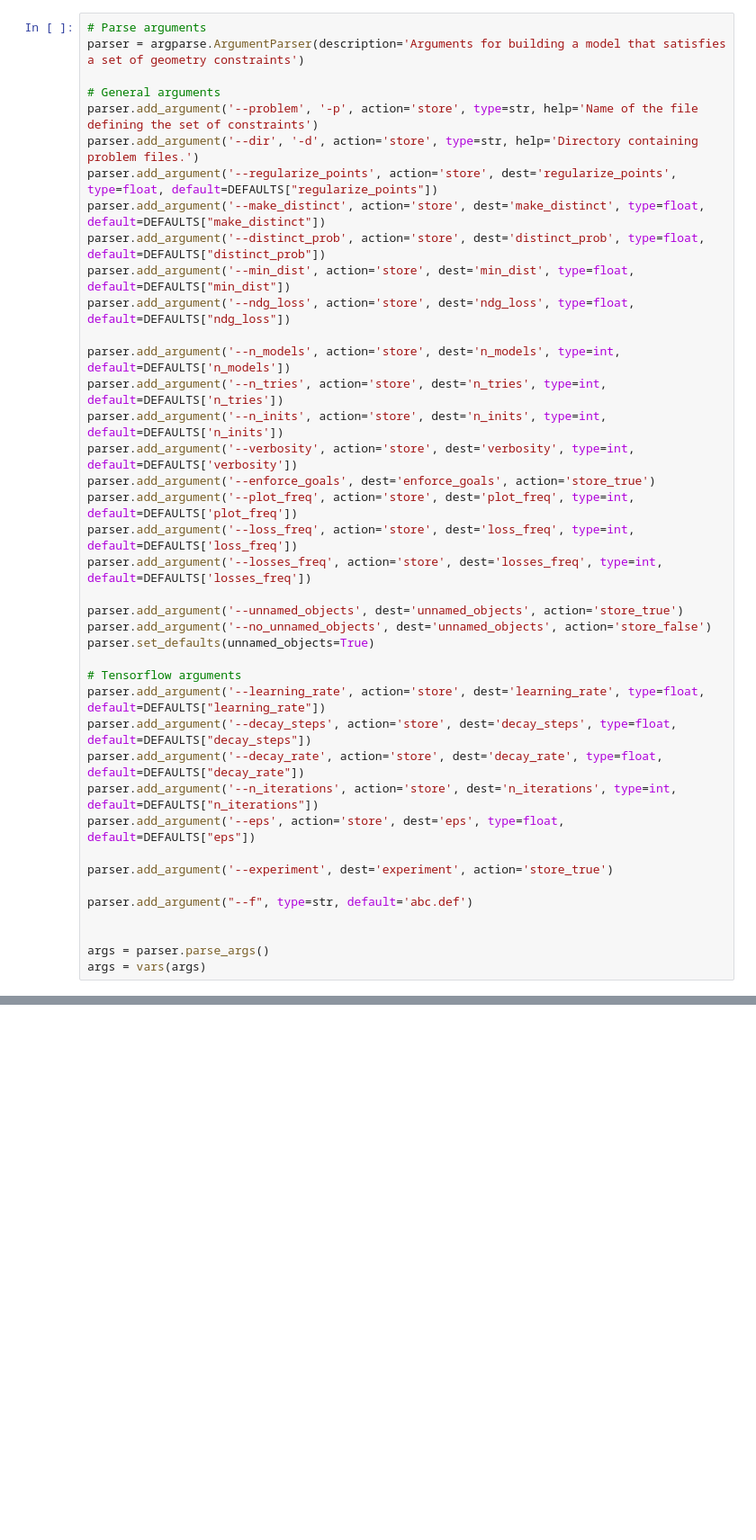
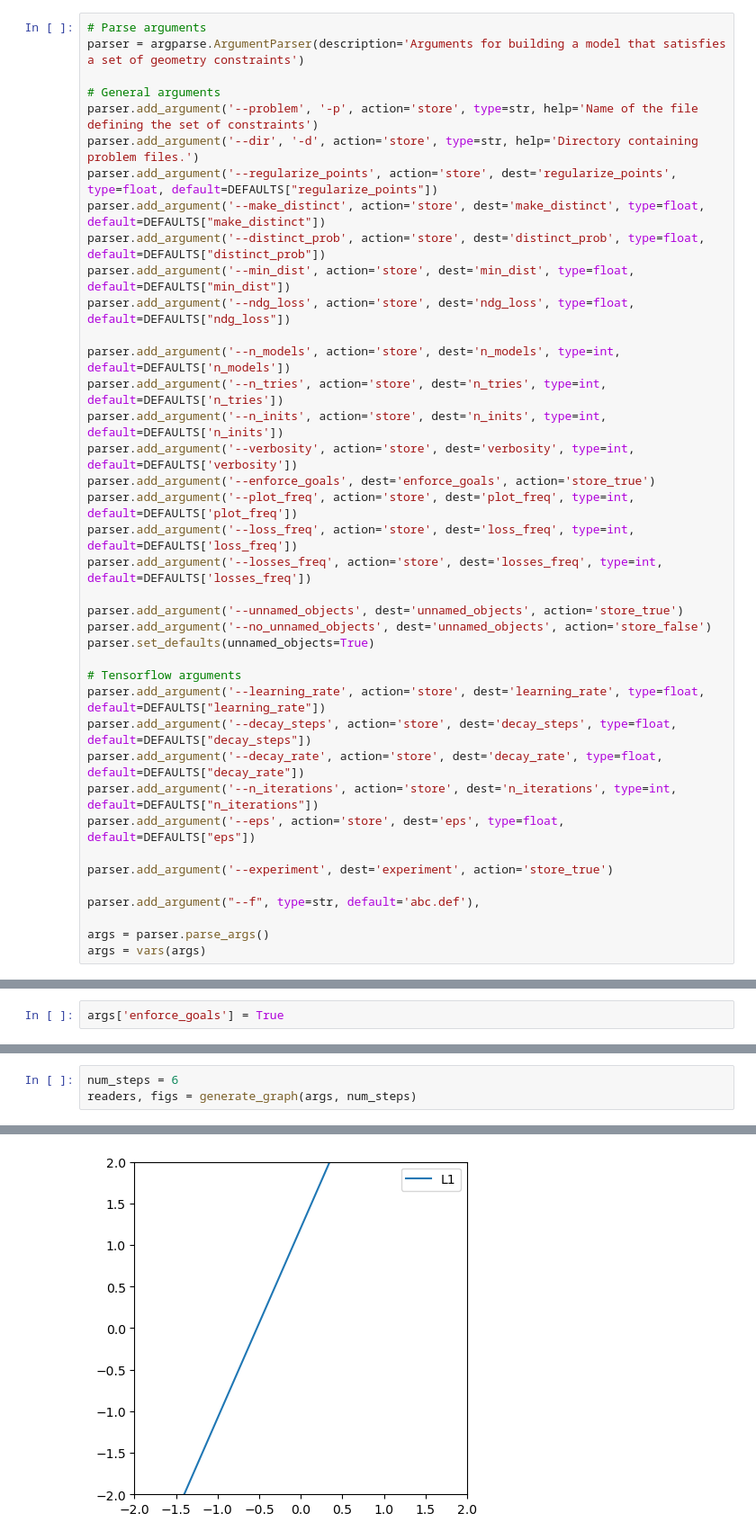
Before and after one commit to seanq31/geo-model-builder, a Jupyter notebook: src/test_graph_gen.ipynb, the cells around one changed output, grey strips where cells are left out. Shown at 90% size. Saved outputs shown, nothing was run; the diff lists cells and outputs as text; blank space fills up the shorter version.

```diff
--- a/src/test_graph_gen.ipynb
+++ b/src/test_graph_gen.ipynb
@@ -187,8 +66,7 @@ parser.add_argument('--eps', action='store', dest='eps', type=float, default=DEF
 
 parser.add_argument('--experiment', dest='experiment', action='store_true')
 
-parser.add_argument("--f", type=str, default='abc.def')
-
+parser.add_argument("--f", type=str, default='abc.def'),
 
 args = parser.parse_args()
 args = vars(args)
@@ -401,0 +73,2 @@ ValueError: Sample larger than population or is negative
+# %%
+args['enforce_goals'] = True
@@ -401,0 +85,4 @@ ValueError: Sample larger than population or is negative
+# %%
+num_steps = 6
+readers, figs = generate_graph(args, num_steps)
+# %% [output]
@@ -401,0 +97 @@ ValueError: Sample larger than population or is negative
+[figure, added]
```
Also changed, not shown: parts of 19 cells of this notebook, 6 other files.
